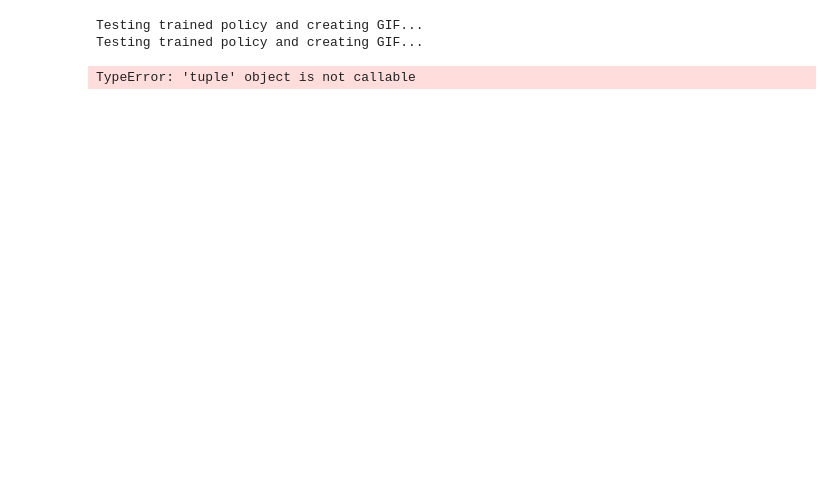
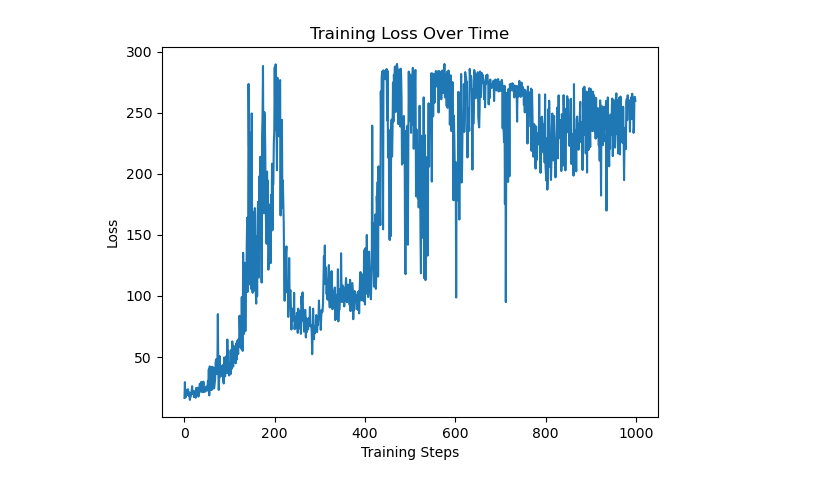
Before and after one commit to s0han24/non_tabular_rl, a Jupyter notebook: reinforce_cartpole.ipynb, the cells around one changed output. Cells and saved outputs as stored; diff of their text form; code cells hidden in the pictures; blank space fills up the shorter version.

```diff
--- a/reinforce_cartpole.ipynb
+++ b/reinforce_cartpole.ipynb
@@ -6,6 +6,7 @@ import torch.nn as nn
 import gymnasium as gym
 import matplotlib.pyplot as plt
 from PIL import Image
+from tqdm import tqdm
 
 device = torch.device("cuda" if torch.cuda.is_available() else "cpu")
 
@@ -15,25 +16,22 @@ torch.manual_seed(seed)
 if torch.cuda.is_available():
     torch.cuda.manual_seed(seed)
 
-discount_factor = 1
+discount_factor = 0.9
 num_episodes = 1000
 learning_rate = 0.001
 # %%
 class policy_network(torch.nn.Module):
-    def __init__(self, input_size, output_size):
+    def __init__(self, input_size, hidden_size, output_size):
         super().__init__()
 
-        self.FC = nn.Sequential(
-            nn.Linear(input_size, 32),
-            nn.ReLU(inplace=True),
-            nn.Linear(32, 32),
-            nn.ReLU(inplace=True),
-            nn.Linear(32, output_size)
-            )
+        self.fc1 = nn.Linear(input_size, hidden_size)
+        self.fc2 = nn.Linear(hidden_size, output_size)
+        self.relu = nn.ReLU()
 
     def forward(self, x):
-        x = self.FC(x)
-
+        x = self.fc1(x)
+        x = self.relu(x)
+        x = self.fc2(x)
         return x
 # %%
 def preprocess_state(state):
@@ -176,7 +174,7 @@ def train(env):
 
     return policy
 # %%
-def train(env, batch_size=5000, epochs=50):
+def train(env, batch_size=500, epochs=1000):
 
     obs_dim = env.observation_space.shape[0]
     n_acts = env.action_space.n
@@ -266,10 +264,8 @@ def train(env, batch_size=5000, epochs=50):
         return batch_loss, batch_rets, batch_lens
 
     # training loop _ = env.step(act)
-    for i in range(epochs):
+    for i in tqdm(range(epochs)):
         batch_loss, batch_rets, batch_lens = train_one_epoch()
-        print('epoch: %3d \t loss: %.3f \t return: %.3f \t ep_len: %.3f'%
-                (i, batch_loss, np.mean(batch_rets), np.mean(batch_lens)))
         rewards += batch_rets
         losses.append(batch_loss.item())
 
@@ -281,6 +277,6 @@ env = gym.wrappers.NormalizeObservation(env)
 env.action_space.seed(seed)
 
 print("Starting REINFORCE training...")
-trained_policy = train(env)
+rewards, losses = train(env)
 # %% [output]
 Starting REINFORCE training...
@@ -303,9 +283,11 @@ epoch:  49       loss: 39.888    return: 43.895          ep_len: 43.895
 # %%
-print("\nTesting trained policy and creating GIF...")
-test_and_create_gif(trained_policy)
-
 env.close()
-# %% [output]
-Testing trained policy and creating GIF...
-Testing trained policy and creating GIF...
-TypeError: 'tuple' object is not callable
+# %%
+# plot loss
+plt.plot(losses)
+plt.xlabel('Training Steps')
+plt.ylabel('Loss')
+plt.title('Training Loss Over Time')
+plt.show()
+# %% [output]
+[figure, added]
```
Also changed, not shown: parts of 2 cells of this notebook.
